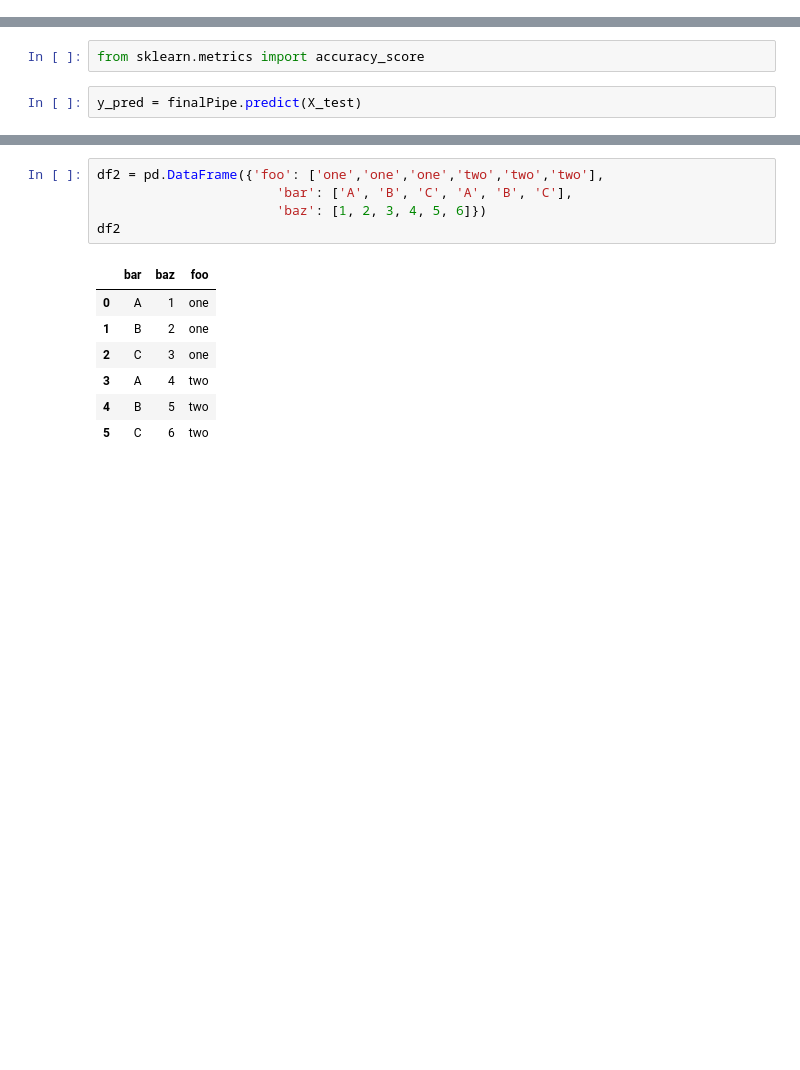
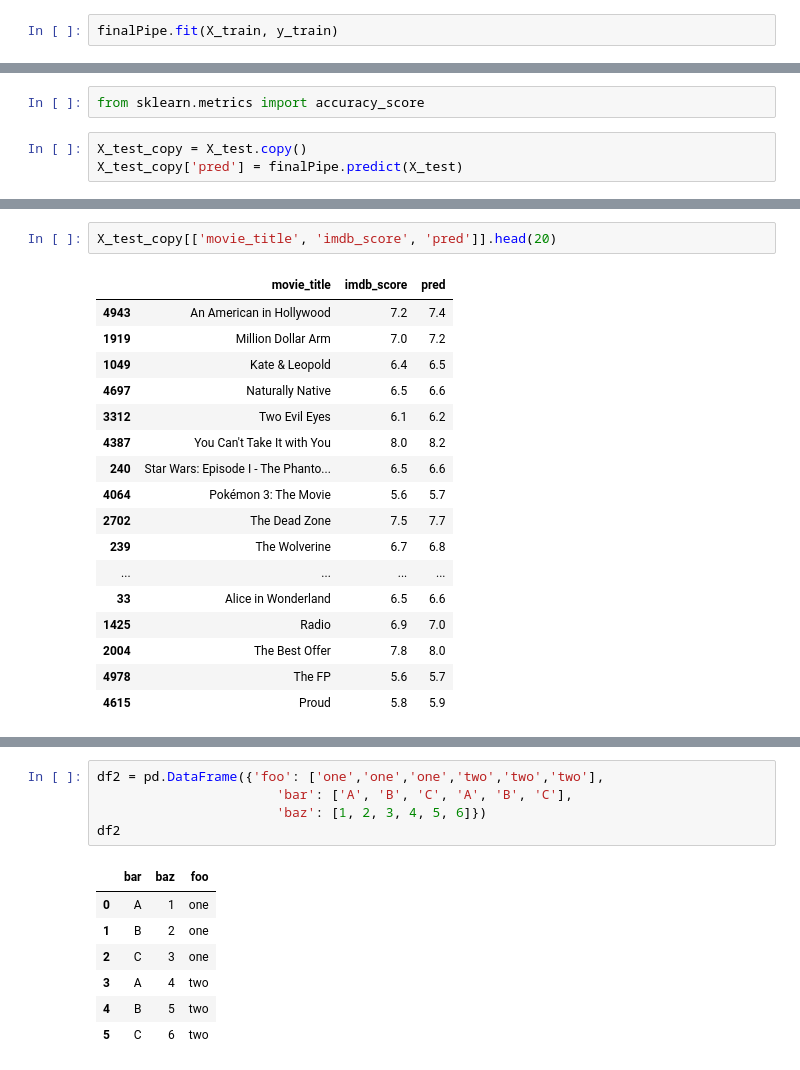
Before and after one commit to Jodahr/ImdbMovies, a Jupyter notebook: Untitled.ipynb, the cells around one changed output, grey strips where cells are left out. Cells and saved outputs as stored; diff of their text form; blank space fills up the shorter version.

Commit message:
fix mismatch in test and training dataset

```diff
--- a/Untitled.ipynb
+++ b/Untitled.ipynb
@@ -257,3 +257,5 @@ categoricalPipeline.fit_transform(X_test).head()
 | 4697 | 1 | 0 | 0 | 0 | 0 | ... |
 | 3312 | 1 | 0 | 0 | 0 | 0 | ... |
 5 rows × 4337 columns
+# %%
+finalPipe.fit(X_train, y_train)
@@ -260,4 +273,5 @@ categoricalPipeline.fit_transform(X_test).head()
 # %%
 from sklearn.metrics import accuracy_score
 # %%
-y_pred = finalPipe.predict(X_test)
+X_test_copy = X_test.copy()
+X_test_copy['pred'] = finalPipe.predict(X_test)
@@ -281,0 +294,20 @@ WARN: OMP_NUM_THREADS=None =>
+# %%
+X_test_copy[['movie_title', 'imdb_score', 'pred']].head(20)
+# %% [output]
+|  | movie_title | imdb_score | pred |
+| 4943 | An American in Hollywood | 7.2 | 7.4 |
+| 1919 | Million Dollar Arm | 7.0 | 7.2 |
+| 1049 | Kate & Leopold | 6.4 | 6.5 |
+| 4697 | Naturally Native | 6.5 | 6.6 |
+| 3312 | Two Evil Eyes | 6.1 | 6.2 |
+| 4387 | You Can't Take It with You | 8.0 | 8.2 |
+| 240 | Star Wars: Episode I - The Phanto... | 6.5 | 6.6 |
+| 4064 | Pokémon 3: The Movie | 5.6 | 5.7 |
+| 2702 | The Dead Zone | 7.5 | 7.7 |
+| 239 | The Wolverine | 6.7 | 6.8 |
+| ... | ... | ... | ... |
+| 33 | Alice in Wonderland | 6.5 | 6.6 |
+| 1425 | Radio | 6.9 | 7.0 |
+| 2004 | The Best Offer | 7.8 | 8.0 |
+| 4978 | The FP | 5.6 | 5.7 |
+| 4615 | Proud | 5.8 | 5.9 |
```
Also changed, not shown: parts of 9 cells of this notebook.
